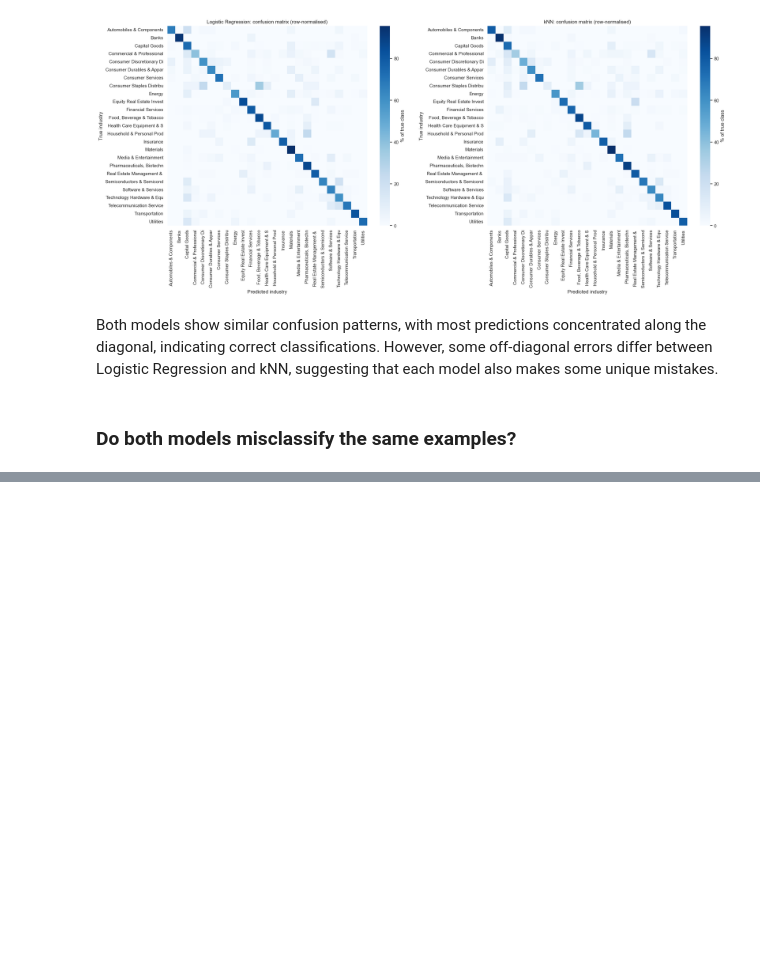
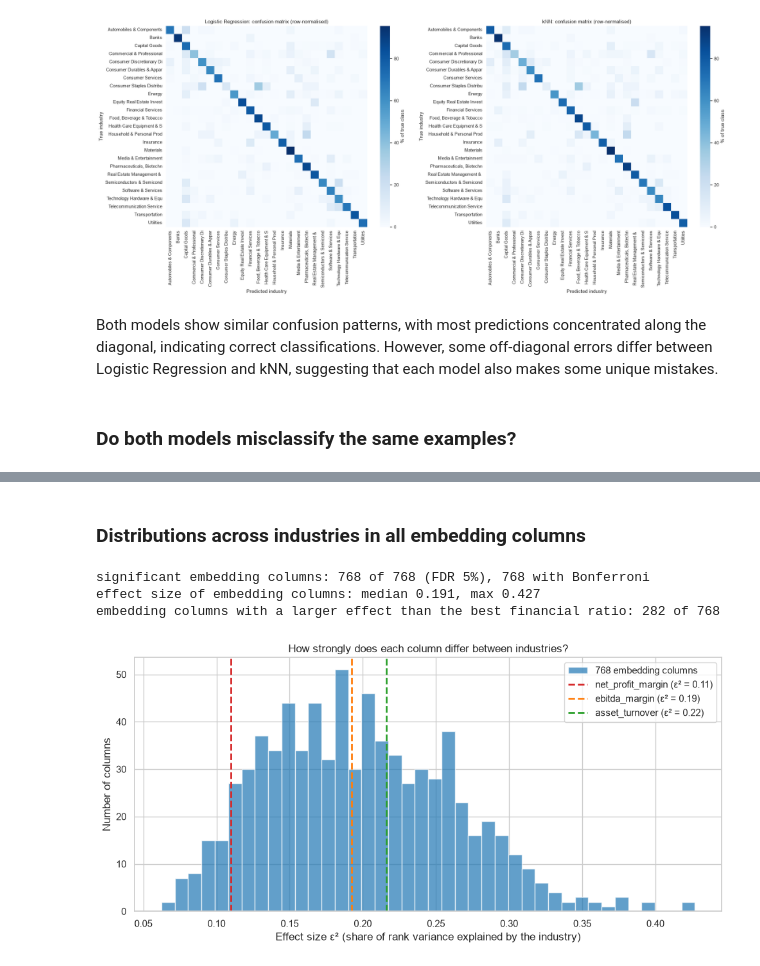
Before and after one commit to adevantery/fods2026, a Jupyter notebook: Practical_task_1/task1.1.ipynb, the cells around one changed output, grey strips where cells are left out. Saved outputs shown, nothing was run; the diff lists cells and outputs as text; code cells hidden in the pictures; blank space fills up the shorter version.

```diff
--- a/Practical_task_1/task1.1.ipynb
+++ b/Practical_task_1/task1.1.ipynb
@@ -621,0 +363,32 @@ training time on all 31,706 companies: 137s
+# %% [markdown]
+### Distributions across industries in all embedding columns
+# %%
+real = ~df_train.business_description_embedding.duplicated(keep=False).values
+Xr, yr = X_train[real], y_train[real]
+H, p = stats.kruskal(*[Xr[yr == k] for k in range(K)], axis=0)        # one test per column, vectorised
+emb_stats = pd.DataFrame({"epsilon2": H / (len(Xr) - 1), "p": p, "q (BH)": stats.false_discovery_control(p)})
+
+fin_eps = {}
+for c in FIN:
+    groups = [v.dropna() for _, v in dfm.groupby("industry")[c]]
+    fin_eps[c] = stats.kruskal(*groups).statistic / (sum(map(len, groups)) - 1)
+
+print(f"significant embedding columns: {(emb_stats['q (BH)'] < 0.05).sum()} of {len(emb_stats)} (FDR 5%), "
+      f"{(emb_stats.p < 0.05 / len(emb_stats)).sum()} with Bonferroni")
+print(f"effect size of embedding columns: median {emb_stats.epsilon2.median():.3f}, "
+      f"max {emb_stats.epsilon2.max():.3f}")
+print(f"embedding columns with a larger effect than the best financial ratio: "
+      f"{(emb_stats.epsilon2 > max(fin_eps.values())).sum()} of {len(emb_stats)}")
+
+fig, ax = plt.subplots(figsize=(10, 5))
+ax.hist(emb_stats.epsilon2, bins=40, color="tab:blue", alpha=0.7, label="768 embedding columns")
+for (c, e), col in zip(fin_eps.items(), ["tab:red", "tab:orange", "tab:green"]):
+    ax.axvline(e, color=col, lw=2, ls="--", label=f"{c} (ε² = {e:.2f})")
+ax.set(xlabel="Effect size ε² (share of rank variance explained by the industry)", ylabel="Number of columns",
+       title="How strongly does each column differ between industries?")
+ax.legend(); plt.tight_layout(); plt.show()
+# %% [output]
+significant embedding columns: 768 of 768 (FDR 5%), 768 with Bonferroni
+effect size of embedding columns: median 0.191, max 0.427
+embedding columns with a larger effect than the best financial ratio: 282 of 768
+[figure, added]
```
Also changed, not shown: parts of 45 cells of this notebook, 1 other file.
